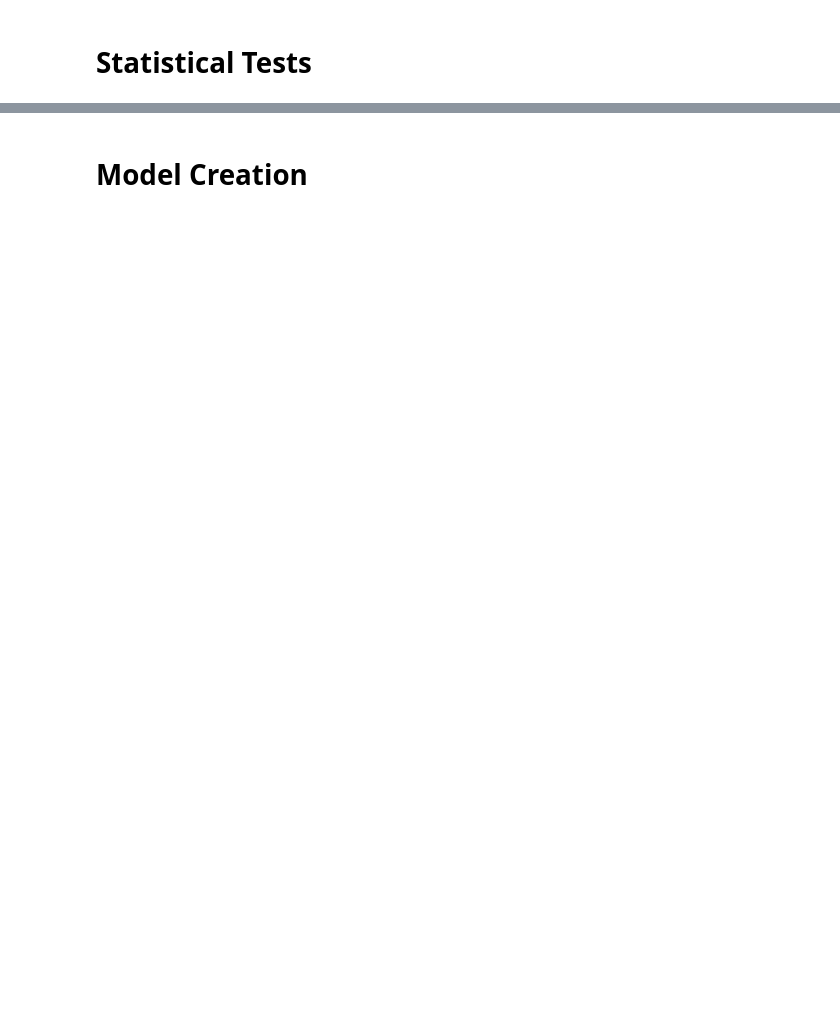
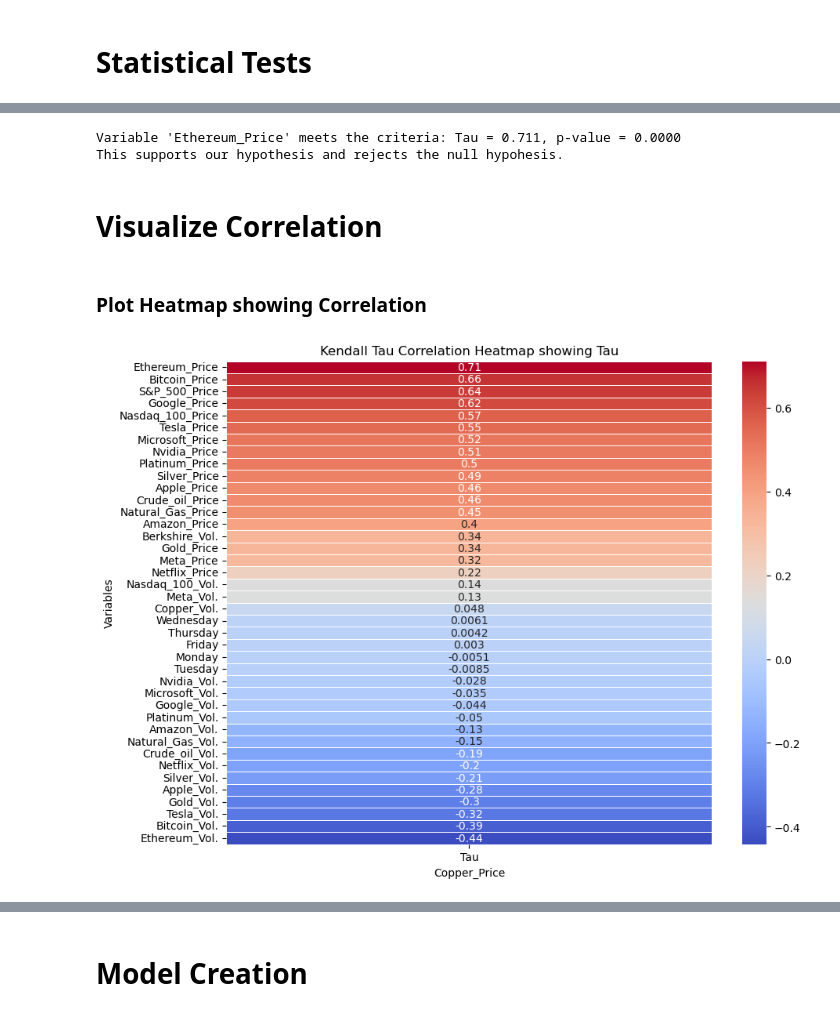
Before and after one commit to cleav84/Relationships-to-Copper, a Jupyter notebook: main.ipynb, the cells around one changed output, grey strips where cells are left out. Drawn from its saved outputs; the diff is of its cells as text; code cells hidden in the pictures; blank space fills up the shorter version.

Commit message:
Statistical Test completed, visualized correlation.

```diff
--- a/main.ipynb
+++ b/main.ipynb
@@ -187,0 +181,22 @@ df.head()
+# %%
+x = df.drop(columns='Copper_Price')
+y = df['Copper_Price']
+# %%
+results = []
+
+for col in df.columns:
+    if col != 'Copper_Price':
+        x = df[col]
+        valid_data = pd.DataFrame({'x': x, 'y': y}).dropna()
+        if not valid_data.empty:
+            tau, p_value = kendalltau(valid_data['x'], valid_data['y'])
+
+            if np.isfinite(tau) and np.isfinite(p_value):  # Ensure no infinities
+                results.append({'Variable': col, 'Tau': tau, 'P-value': p_value})
+
+results_df = pd.DataFrame(results)
+results_df = results_df.sort_values(by='Tau', ascending=False)
+
+results_df['P-value'] = results_df['P-value'].apply(lambda x: '{:.4f}'.format(x))  # Format to 8 decimal places
+
+print(results_df)
@@ -187,0 +226,22 @@ df.head()
+# %%
+tau_threshold = 0.69
+p_value_threshold = 0.05
+
+for col in df.columns:
+    if col != 'Copper_Price':
+        x = df[col]
+
+        # Calculate Kendall's Tau and p-value
+        tau, p_value = kendalltau(x, y)
+
+        # Check if the Tau and p-value match the criteria
+        if tau > tau_threshold and p_value < p_value_threshold:
+            print(f"Variable '{col}' meets the criteria: Tau = {tau:.3f}, p-value = {p_value:.4f}")
+            print(f"This supports our hypothesis and rejects the null hypohesis.")
+# %% [output]
+Variable 'Ethereum_Price' meets the criteria: Tau = 0.711, p-value = 0.0000
+This supports our hypothesis and rejects the null hypohesis.
+# %% [markdown]
+# Visualize Correlation
+# %% [markdown]
+### Plot Heatmap showing Correlation
@@ -187,0 +251,18 @@ df.head()
+# %%
+# Set 'Variable' as the index for easier plotting
+# We only want to plot the Tau values, not the p-values
+heatmap_data = results_df[['Variable', 'Tau']].set_index('Variable')
+
+plt.figure(figsize=(10, 8))
+
+sns.heatmap(heatmap_data, annot=True, cmap='coolwarm', cbar=True, linewidths=0.5)
+
+# Add title and labels
+plt.title('Kendall Tau Correlation Heatmap showing Tau')
+plt.xlabel('Copper_Price')
+plt.ylabel('Variables')
+
+# Show the plot
+plt.show()
+# %% [output]
+[figure, added]
```
Also changed, not shown: parts of 19 cells of this notebook.
